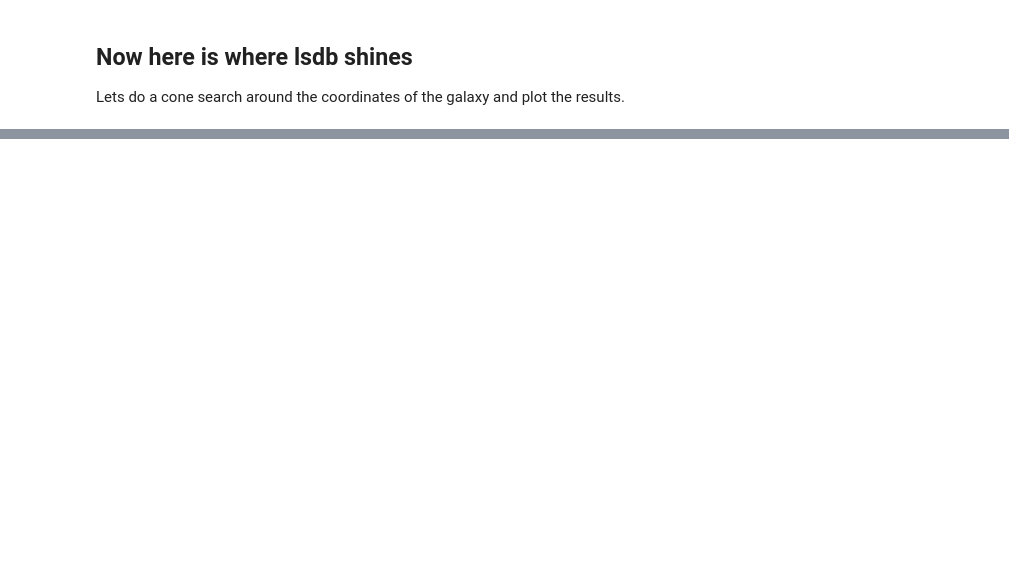
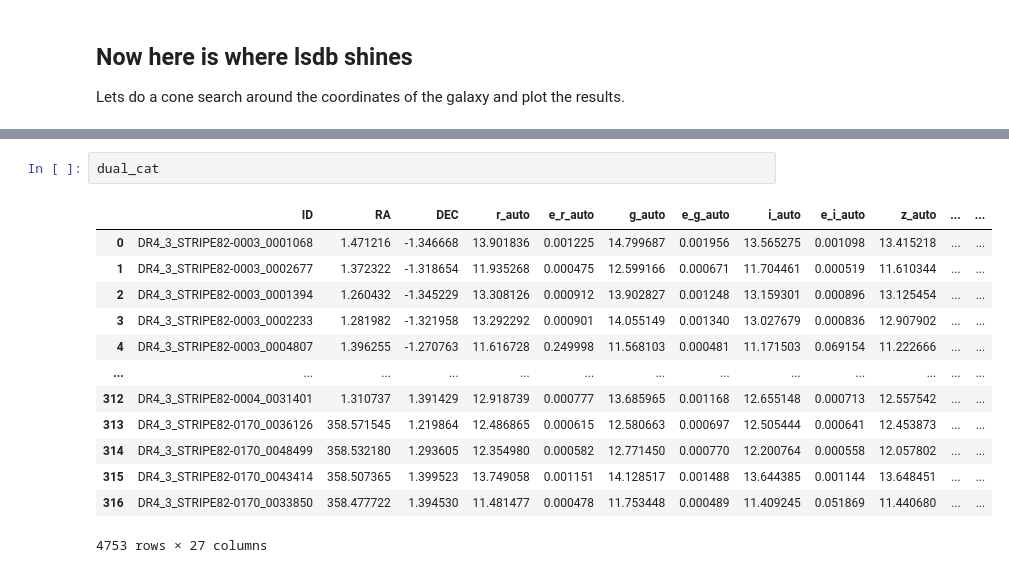
Before and after one commit to astronomy-commons/lsdb-server, a Jupyter notebook: benchmark/test.ipynb, the cells around one changed output, grey strips where cells are left out. Drawn from its saved outputs; the diff is of its cells as text; blank space fills up the shorter version.

```diff
--- a/benchmark/test.ipynb
+++ b/benchmark/test.ipynb
@@ -153,0 +102,16 @@ table = res.compute()
+# %%
+dual_cat
+# %% [output]
+|  | ID | RA | DEC | r_auto | e_r_auto | g_auto | e_g_auto | i_auto | e_i_auto | z_auto | ... | ... |
+| 0 | DR4_3_STRIPE82-0003_0001068 | 1.471216 | -1.346668 | 13.901836 | 0.001225 | 14.799687 | 0.001956 | 13.565275 | 0.001098 | 13.415218 | ... | ... |
+| 1 | DR4_3_STRIPE82-0003_0002677 | 1.372322 | -1.318654 | 11.935268 | 0.000475 | 12.599166 | 0.000671 | 11.704461 | 0.000519 | 11.610344 | ... | ... |
+| 2 | DR4_3_STRIPE82-0003_0001394 | 1.260432 | -1.345229 | 13.308126 | 0.000912 | 13.902827 | 0.001248 | 13.159301 | 0.000896 | 13.125454 | ... | ... |
+| 3 | DR4_3_STRIPE82-0003_0002233 | 1.281982 | -1.321958 | 13.292292 | 0.000901 | 14.055149 | 0.001340 | 13.027679 | 0.000836 | 12.907902 | ... | ... |
+| 4 | DR4_3_STRIPE82-0003_0004807 | 1.396255 | -1.270763 | 11.616728 | 0.249998 | 11.568103 | 0.000481 | 11.171503 | 0.069154 | 11.222666 | ... | ... |
+| ... | ... | ... | ... | ... | ... | ... | ... | ... | ... | ... | ... | ... |
+| 312 | DR4_3_STRIPE82-0004_0031401 | 1.310737 | 1.391429 | 12.918739 | 0.000777 | 13.685965 | 0.001168 | 12.655148 | 0.000713 | 12.557542 | ... | ... |
+| 313 | DR4_3_STRIPE82-0170_0036126 | 358.571545 | 1.219864 | 12.486865 | 0.000615 | 12.580663 | 0.000697 | 12.505444 | 0.000641 | 12.453873 | ... | ... |
+| 314 | DR4_3_STRIPE82-0170_0048499 | 358.532180 | 1.293605 | 12.354980 | 0.000582 | 12.771450 | 0.000770 | 12.200764 | 0.000558 | 12.057802 | ... | ... |
+| 315 | DR4_3_STRIPE82-0170_0043414 | 358.507365 | 1.399523 | 13.749058 | 0.001151 | 14.128517 | 0.001488 | 13.644385 | 0.001144 | 13.648451 | ... | ... |
+| 316 | DR4_3_STRIPE82-0170_0033850 | 358.477722 | 1.394530 | 11.481477 | 0.000478 | 11.753448 | 0.000489 | 11.409245 | 0.051869 | 11.440680 | ... | ... |
+4753 rows × 27 columns
```
Also changed, not shown: parts of 16 cells of this notebook, 2 other files.
